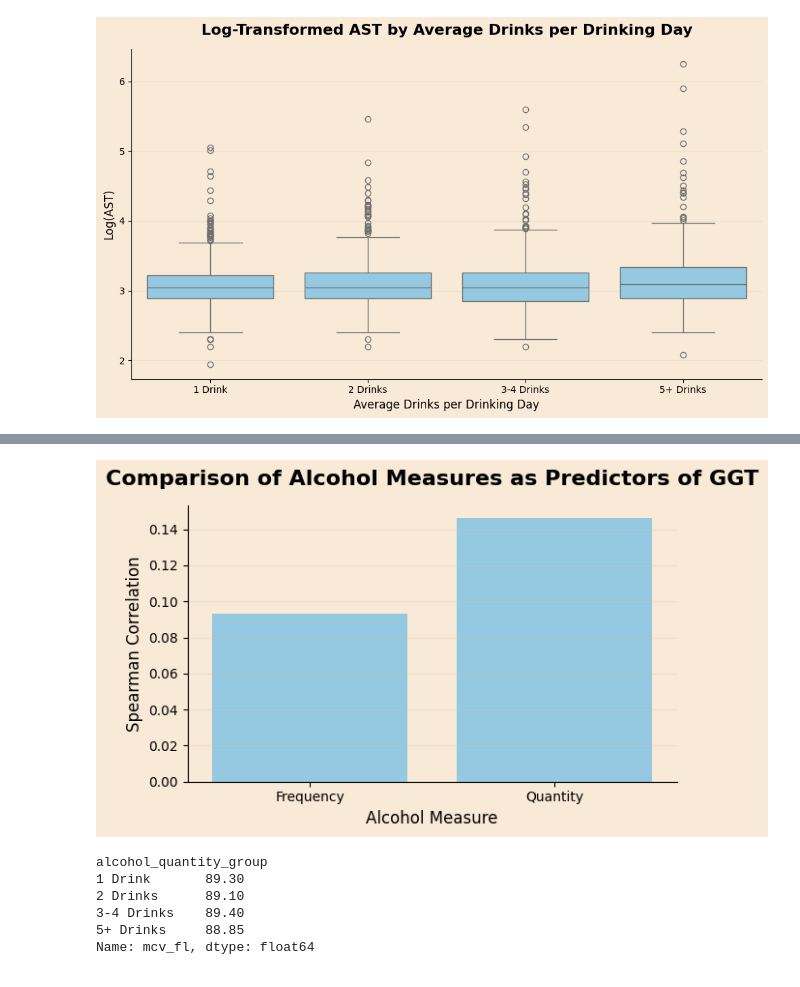
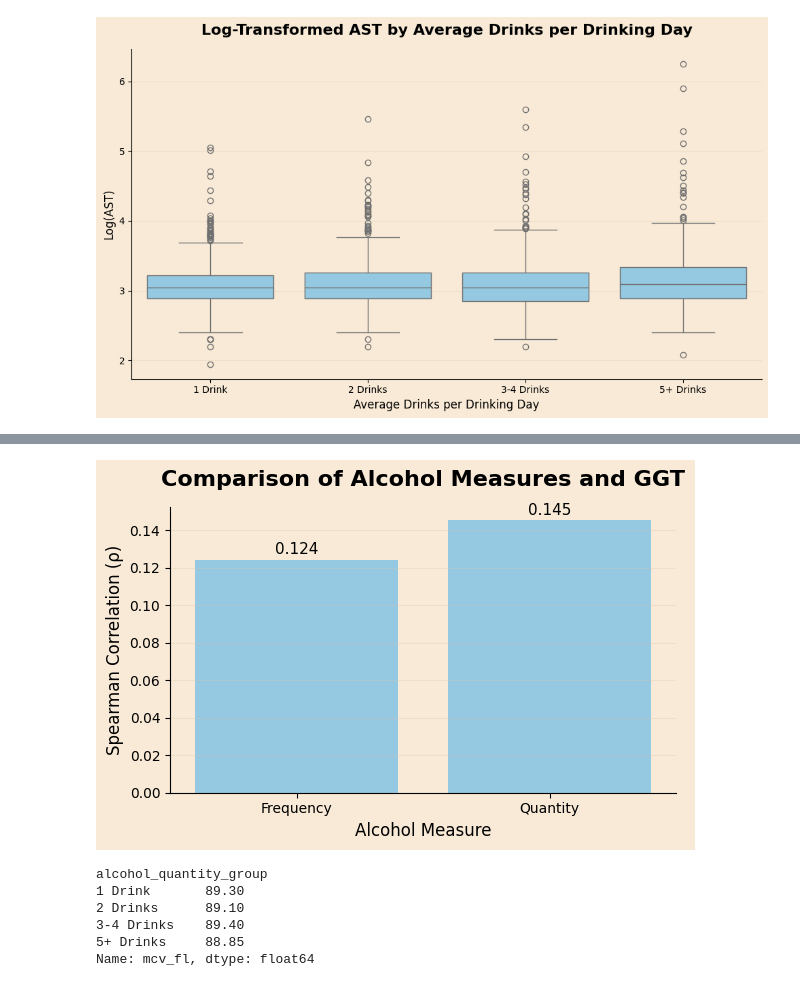
Before and after one commit to gerobach/FinalProject, a Jupyter notebook: notebooks/03_EDA_Population.ipynb, the cells around one changed output, grey strips where cells are left out. Saved outputs shown, nothing was run; the diff lists cells and outputs as text; code cells hidden in the pictures.

Commit message:
Added new notebook for advanced analysis and added feature engineering and plotting scripts. Updated README and EDA notebooks with new insights and visualizations.

```diff
--- a/notebooks/03_EDA_Population.ipynb
+++ b/notebooks/03_EDA_Population.ipynb
@@ -4,4 +4,24 @@
 import pandas as pd
 import seaborn as sns
 import matplotlib.pyplot as plt
+
+import sys
+
+sys.path.append("../scripts")
+
+import importlib
+import feature_engineering
+
+importlib.reload(feature_engineering)
+
+dir(feature_engineering)
+from plotting_style import style_chart
+from feature_engineering import (
+    create_smoking_score,
+    create_hba1c_group,
+    create_alcohol_frequency_features
+)
 df = pd.read_csv("/Users/hughesy/Documents/FinalProject/data/processed/analytical_dataset.csv")
+df = create_smoking_score(df)
+df = create_hba1c_group(df)
+df = create_alcohol_frequency_features(df)
@@ -2475,33 +2483,46 @@ alcohol_compare
 # %%
+freq_corr = df["alcohol_frequency_score"].corr(
+    df["ggt_iu/l"],
+    method="spearman"
+)
+
+quantity_corr = df["avg_drink_day_12m"].corr(
+    df["ggt_iu/l"],
+    method="spearman"
+)
+
 compare_df = pd.DataFrame({
-    "Measure": [
-        "Frequency",
-        "Quantity"
-    ],
-    "Spearman r": [
-        0.093,
-        0.146
-    ]
+    "Measure": ["Frequency", "Quantity"],
+    "Spearman r": [freq_corr, quantity_corr]
 })
 
 plt.figure(figsize=(6,4))
 
-sns.barplot(
+ax = sns.barplot(
     data=compare_df,
     x="Measure",
     y="Spearman r",
     color="#88CCEE"
 )
 
+for i, value in enumerate(compare_df["Spearman r"]):
+    ax.text(
+        i,
+        value + 0.003,
+        f"{value:.3f}",
+        ha="center",
+        fontsize=11
+    )
+
 style_chart(
-    title="Comparison of Alcohol Measures as Predictors of GGT",
+    title="Comparison of Alcohol Measures and GGT",
     xlabel="Alcohol Measure",
-    ylabel="Spearman Correlation"
+    ylabel="Spearman Correlation (ρ)"
 )
 
 plt.show()
 # %% [output]
-[figure, old version]
+[figure, new version]
 # %%
 alcohol_qty_df.groupby(
     "alcohol_quantity_group",
```
Also changed, not shown: parts of 61 cells of this notebook, 5 other files.
